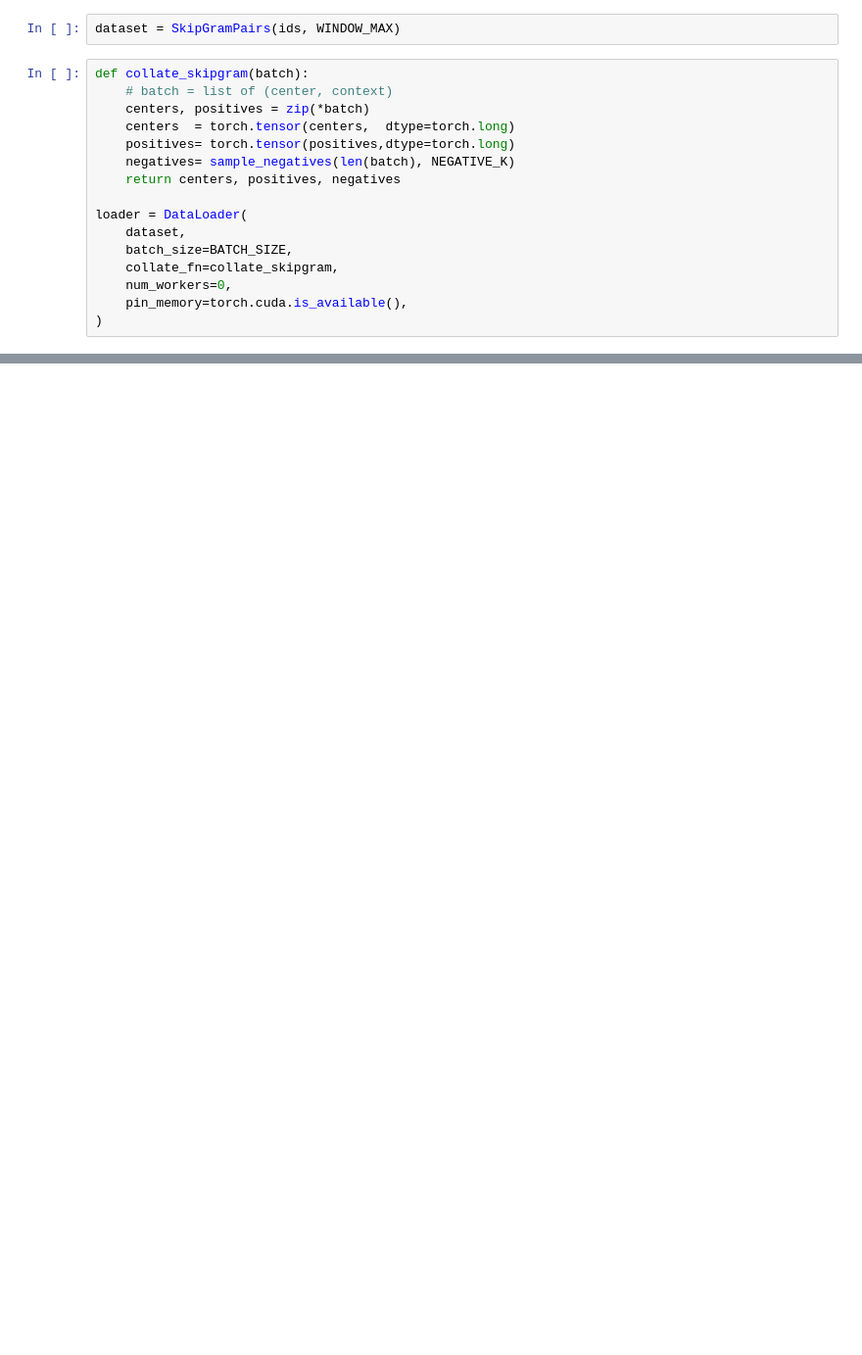
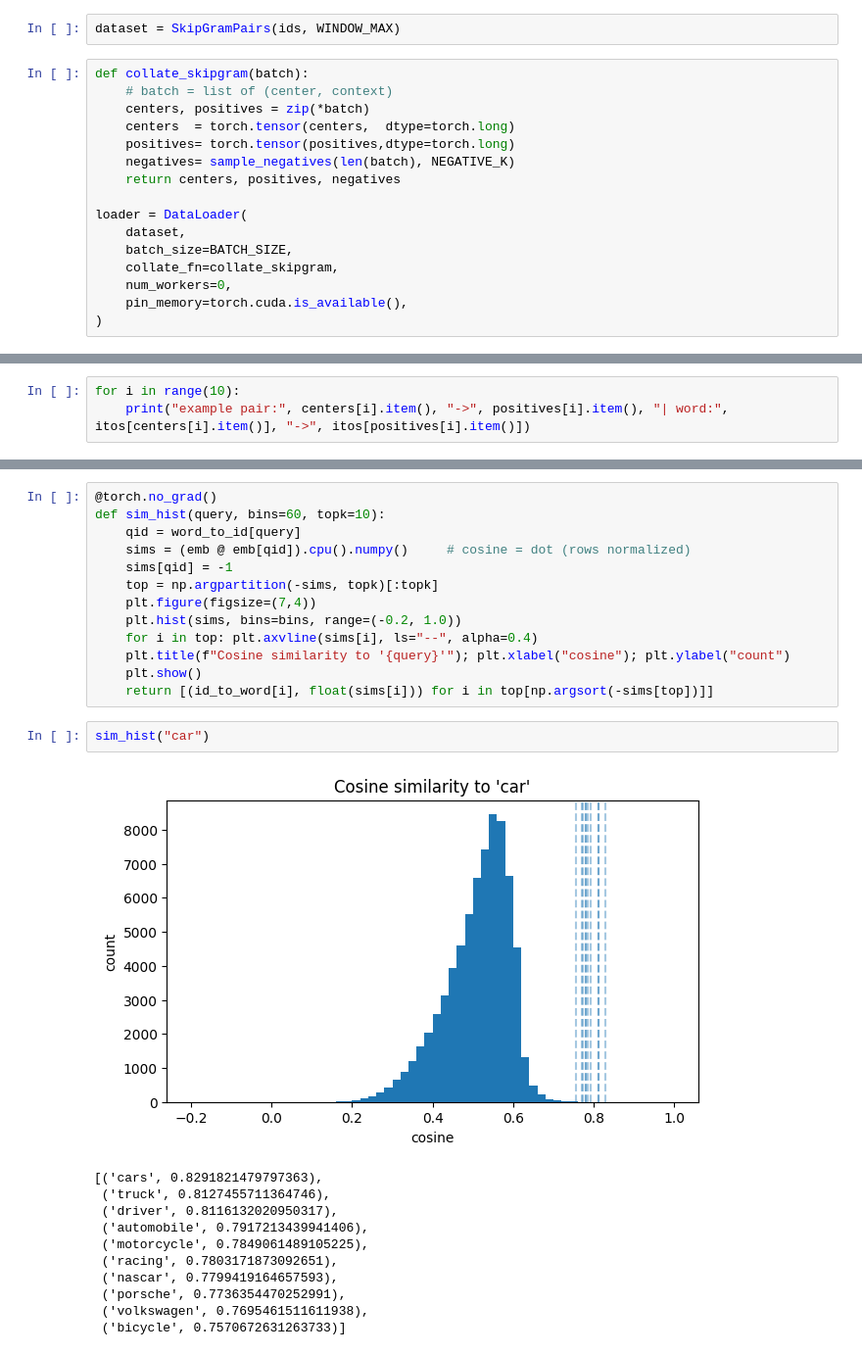
Before and after one commit to FederCO23/Potential_Talents_-_Yc1Y0PqXJsbGtBoy, a Jupyter notebook: Potential_Talents_part2.ipynb, the cells around one changed output, grey strips where cells are left out. Shown at 98% size. Drawn from its saved outputs; the diff is of its cells as text; blank space fills up the shorter version.

```diff
--- a/Potential_Talents_part2.ipynb
+++ b/Potential_Talents_part2.ipynb
@@ -541,0 +586,3 @@ example pair: 2588 -> 339 | word: anarchism -> abuse
+# %%
+for i in range(10):
+    print("example pair:", centers[i].item(), "->", positives[i].item(), "| word:", itos[centers[i].item()], "->", itos[positives[i].item()])
@@ -574,0 +975,27 @@ tensor([[45847, 52804, 19557, 29149, 63653],
+# %%
+@torch.no_grad()
+def sim_hist(query, bins=60, topk=10):
+    qid = word_to_id[query]
+    sims = (emb @ emb[qid]).cpu().numpy()     # cosine = dot (rows normalized)
+    sims[qid] = -1
+    top = np.argpartition(-sims, topk)[:topk]
+    plt.figure(figsize=(7,4))
+    plt.hist(sims, bins=bins, range=(-0.2, 1.0))
+    for i in top: plt.axvline(sims[i], ls="--", alpha=0.4)
+    plt.title(f"Cosine similarity to '{query}'"); plt.xlabel("cosine"); plt.ylabel("count")
+    plt.show()
+    return [(id_to_word[i], float(sims[i])) for i in top[np.argsort(-sims[top])]]
+# %%
+sim_hist("car")
+# %% [output]
+[figure, added]
+[('cars', 0.8291821479797363),
+ ('truck', 0.8127455711364746),
+ ('driver', 0.8116132020950317),
+ ('automobile', 0.7917213439941406),
+ ('motorcycle', 0.7849061489105225),
+ ('racing', 0.7803171873092651),
+ ('nascar', 0.7799419164657593),
+ ('porsche', 0.7736354470252991),
+ ('volkswagen', 0.7695461511611938),
+ ('bicycle', 0.7570672631263733)]
```
Also changed, not shown: parts of 49 cells of this notebook.
